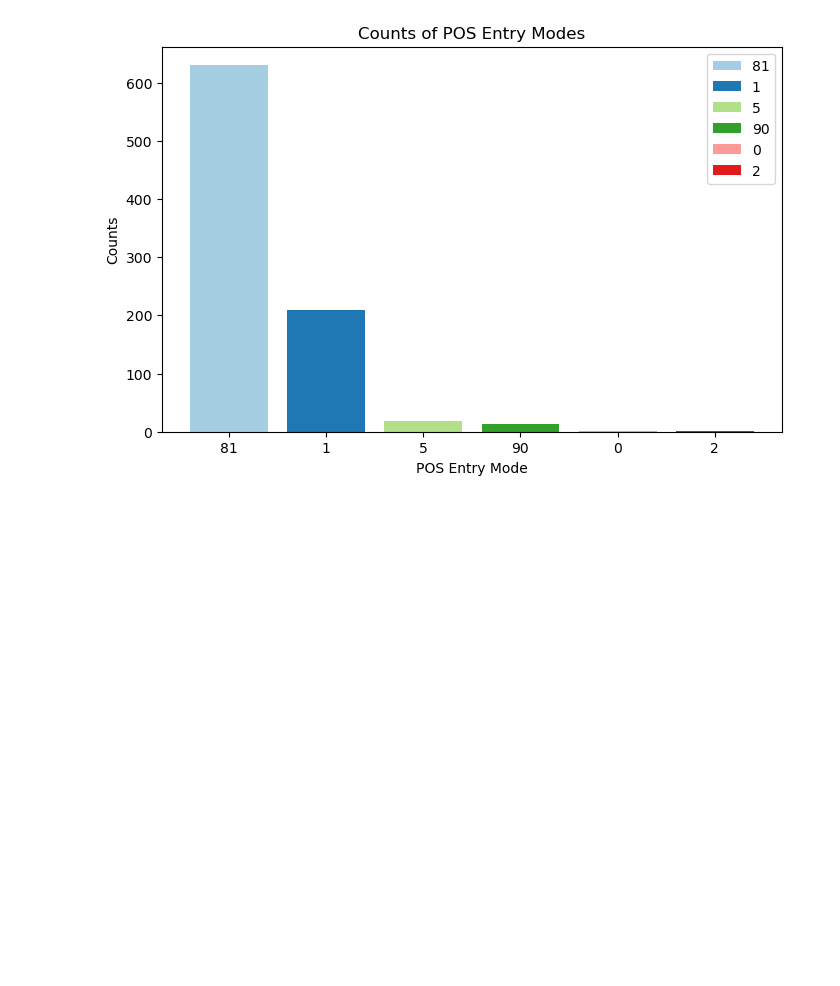
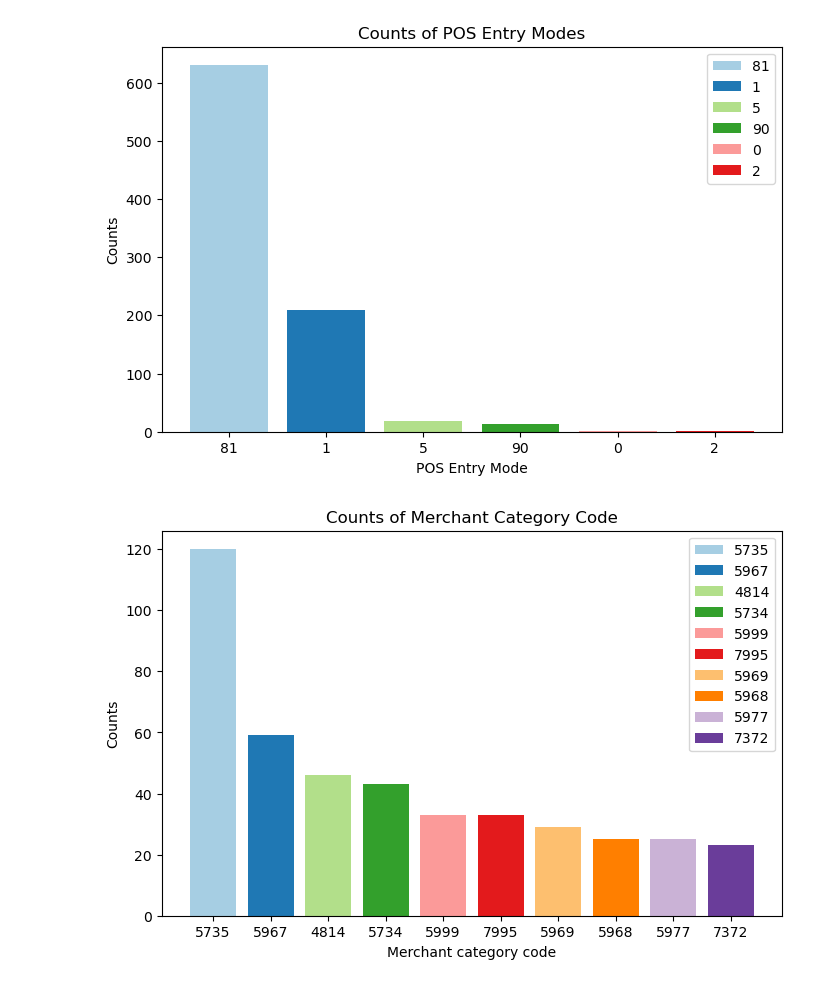
Before and after one commit to capac/credit-card-fraud-detection, a Jupyter notebook: eda.ipynb, the cells around one changed output. Saved outputs shown, nothing was run; the diff lists cells and outputs as text; code cells hidden in the pictures; blank space fills up the shorter version.

Commit message:
Plot of counts per merchant category code

```diff
--- a/eda.ipynb
+++ b/eda.ipynb
@@ -38,3 +40,15 @@ ax.set_title('Counts of POS Entry Modes')
 plt.legend();
 # %% [output]
 [figure]
+# %%
+fig, ax = plt.subplots(figsize=(8,5))
+top_num = 10
+mcc_fraud_df = fraud_df.mcc.value_counts(ascending=False)[:top_num]
+ax.bar(mcc_fraud_df.index, mcc_fraud_df.values, label=mcc_fraud_df.index,
+       color=plt.cm.Paired.colors)
+ax.set_xlabel('Merchant category code')
+ax.set_ylabel('Counts')
+ax.set_title('Counts of Merchant Category Code')
+plt.legend();
+# %% [output]
+[figure, added]
```
Also changed, not shown: parts of 1 cell of this notebook.
